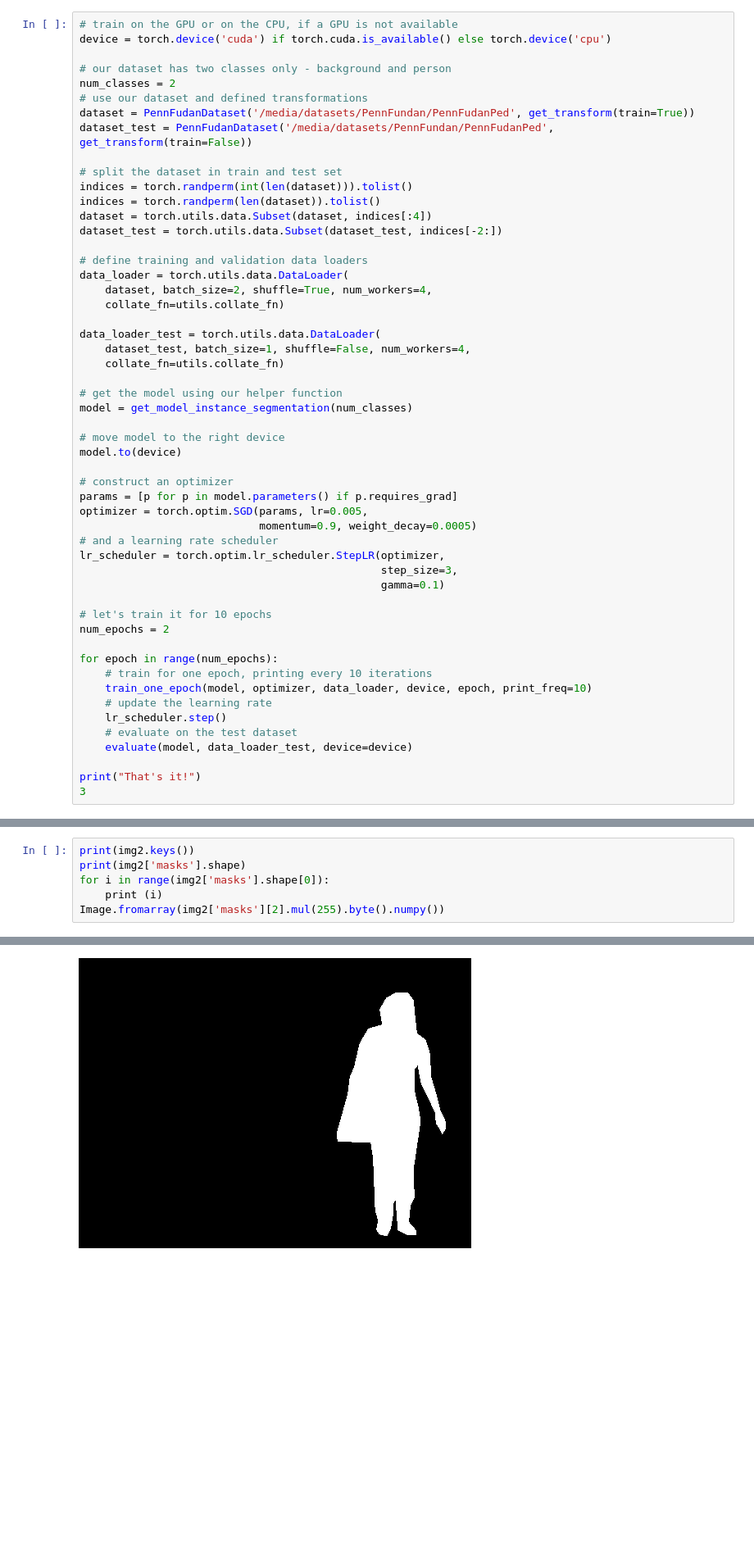
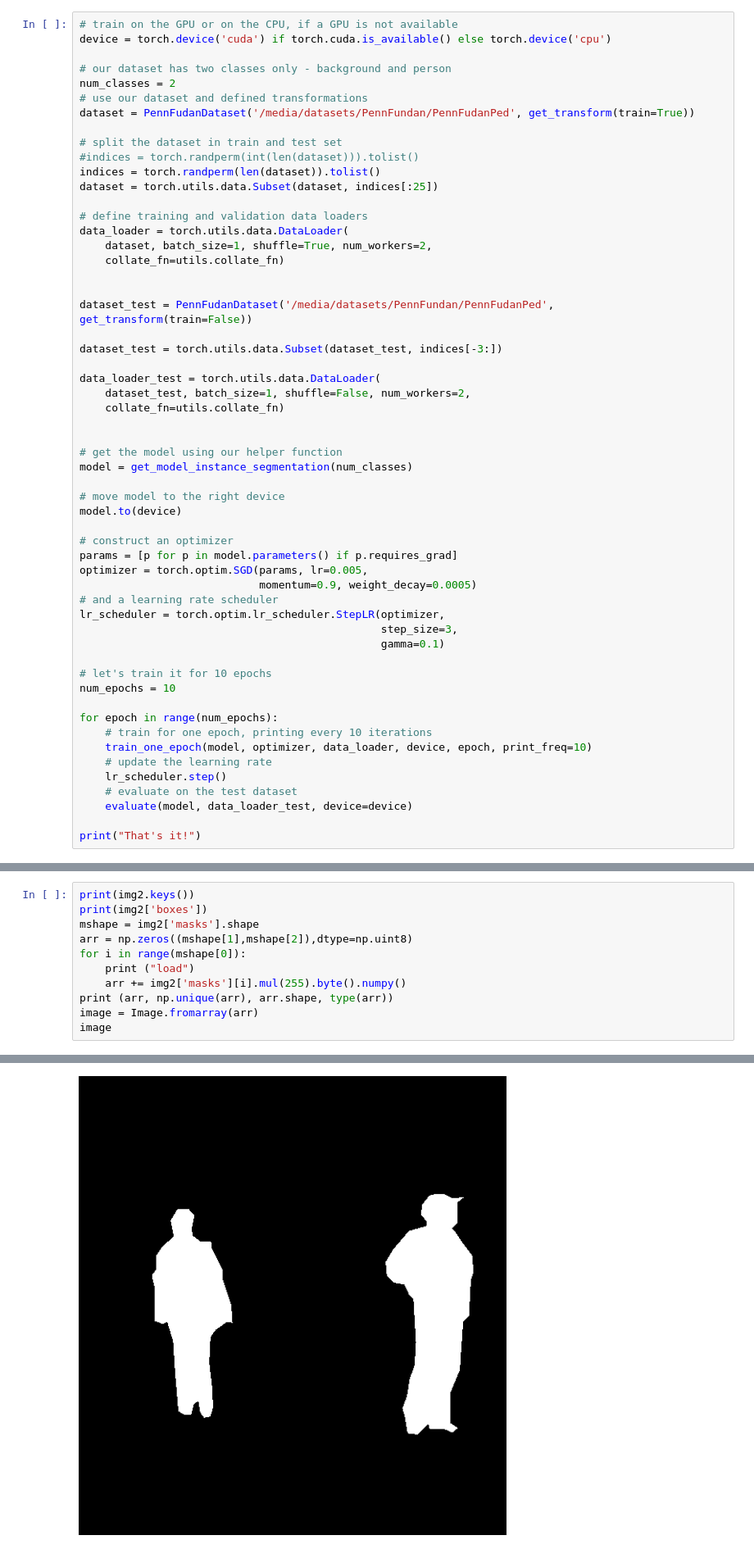
Before and after one commit to jcmayoral/gr_perception, a Jupyter notebook: gr_ml/nb/Untitled.ipynb, the cells around one changed output, grey strips where cells are left out. Shown at 82% size. Drawn from its saved outputs; the diff is of its cells as text; blank space fills up the shorter version.

```diff
--- a/gr_ml/nb/Untitled.ipynb
+++ b/gr_ml/nb/Untitled.ipynb
@@ -208,22 +208,26 @@ device = torch.device('cuda') if torch.cuda.is_available() else torch.device('cp
 num_classes = 2
 # use our dataset and defined transformations
 dataset = PennFudanDataset('/media/datasets/PennFundan/PennFudanPed', get_transform(train=True))
-dataset_test = PennFudanDataset('/media/datasets/PennFundan/PennFudanPed', get_transform(train=False))
 
 # split the dataset in train and test set
-indices = torch.randperm(int(len(dataset))).tolist()
+#indices = torch.randperm(int(len(dataset))).tolist()
 indices = torch.randperm(len(dataset)).tolist()
-dataset = torch.utils.data.Subset(dataset, indices[:4])
-dataset_test = torch.utils.data.Subset(dataset_test, indices[-2:])
+dataset = torch.utils.data.Subset(dataset, indices[:25])
 
 # define training and validation data loaders
 data_loader = torch.utils.data.DataLoader(
-    dataset, batch_size=2, shuffle=True, num_workers=4,
+    dataset, batch_size=1, shuffle=True, num_workers=2,
     collate_fn=utils.collate_fn)
 
+
+dataset_test = PennFudanDataset('/media/datasets/PennFundan/PennFudanPed', get_transform(train=False))
+
+dataset_test = torch.utils.data.Subset(dataset_test, indices[-3:])
+
 data_loader_test = torch.utils.data.DataLoader(
-    dataset_test, batch_size=1, shuffle=False, num_workers=4,
+    dataset_test, batch_size=1, shuffle=False, num_workers=2,
     collate_fn=utils.collate_fn)
+
 
 # get the model using our helper function
 model = get_model_instance_segmentation(num_classes)
@@ -241,7 +245,7 @@ lr_scheduler = torch.optim.lr_scheduler.StepLR(optimizer,
                                                gamma=0.1)
 
 # let's train it for 10 epochs
-num_epochs = 2
+num_epochs = 10
 
 for epoch in range(num_epochs):
     # train for one epoch, printing every 10 iterations
@@ -252,5 +256,4 @@ for epoch in range(num_epochs):
     evaluate(model, data_loader_test, device=device)
 
 print("That's it!")
-3
 # %% [output]
@@ -286,8 +292,13 @@ Image.fromarray(img.mul(255).permute(1, 2, 0).byte().numpy())
 # %%
 print(img2.keys())
-print(img2['masks'].shape)
-for i in range(img2['masks'].shape[0]):
-    print (i)
-Image.fromarray(img2['masks'][2].mul(255).byte().numpy())
+print(img2['boxes'])
+mshape = img2['masks'].shape
+arr = np.zeros((mshape[1],mshape[2]),dtype=np.uint8)
+for i in range(mshape[0]):
+    print ("load")
+    arr += img2['masks'][i].mul(255).byte().numpy()
+print (arr, np.unique(arr), arr.shape, type(arr))
+image = Image.fromarray(arr)
+image
 # %% [output]
 dict_keys(['boxes', 'labels', 'masks', 'image_id', 'area', 'iscrowd'])
@@ -298 +316 @@ torch.Size([3, 354, 479])
-[figure, old version]
+[figure, new version]
```
Also changed, not shown: parts of 7 cells of this notebook.
